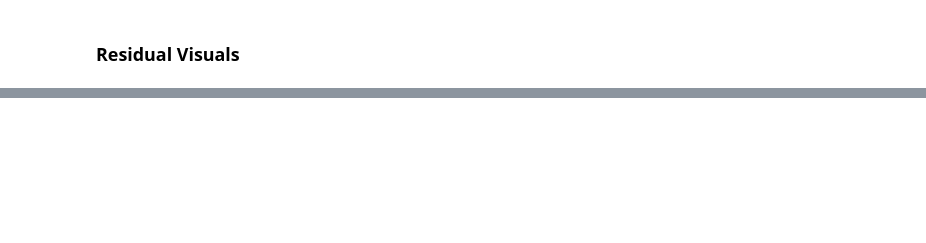
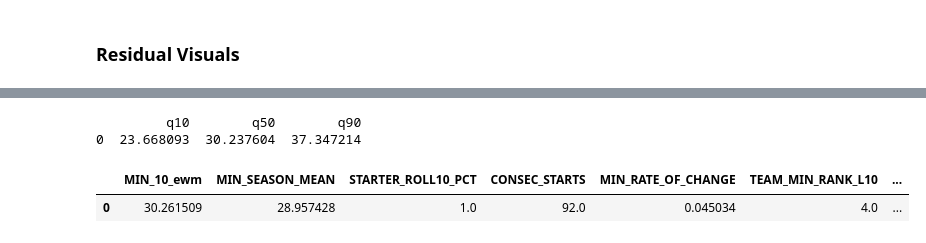
Before and after one commit to spon7ge/NBA-Prop-Predictor, a Jupyter notebook: src/models/min_quantile_model.ipynb, the cells around one changed output, grey strips where cells are left out. Cells and saved outputs as stored; diff of their text form; code cells hidden in the pictures; blank space fills up the shorter version.

```diff
--- a/src/models/min_quantile_model.ipynb
+++ b/src/models/min_quantile_model.ipynb
@@ -1207,0 +1135,12 @@ Holdout through              : 2026-05-10
+# %%
+from src.pipeline.props_pipeline.min_pipeline import min_pipeline
+
+nums = min_pipeline(s26, "Jalen Duren")
+player_features = pd.DataFrame([nums], columns=MIN_FEATURES)
+print(predict_minutes(player_features))
+player_features
+# %% [output]
+         q10        q50        q90
+0  23.668093  30.237604  37.347214
+|  | MIN_10_ewm | MIN_SEASON_MEAN | STARTER_ROLL10_PCT | CONSEC_STARTS | MIN_RATE_OF_CHANGE | TEAM_MIN_RANK_L10 | ... |
+| 0 | 30.261509 | 28.957428 | 1.0 | 92.0 | 0.045034 | 4.0 | ... |
```
Also changed, not shown: parts of 15 cells of this notebook, 11 other files.
